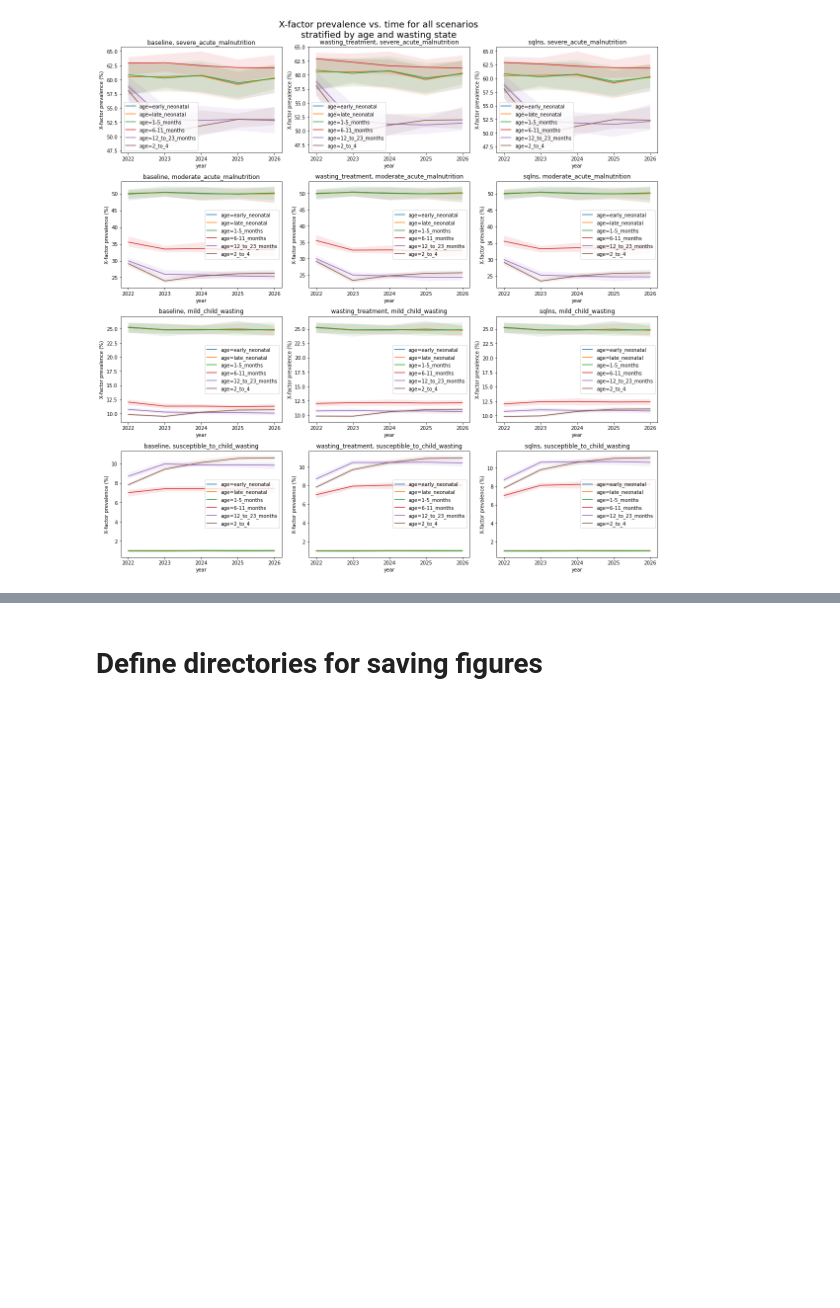
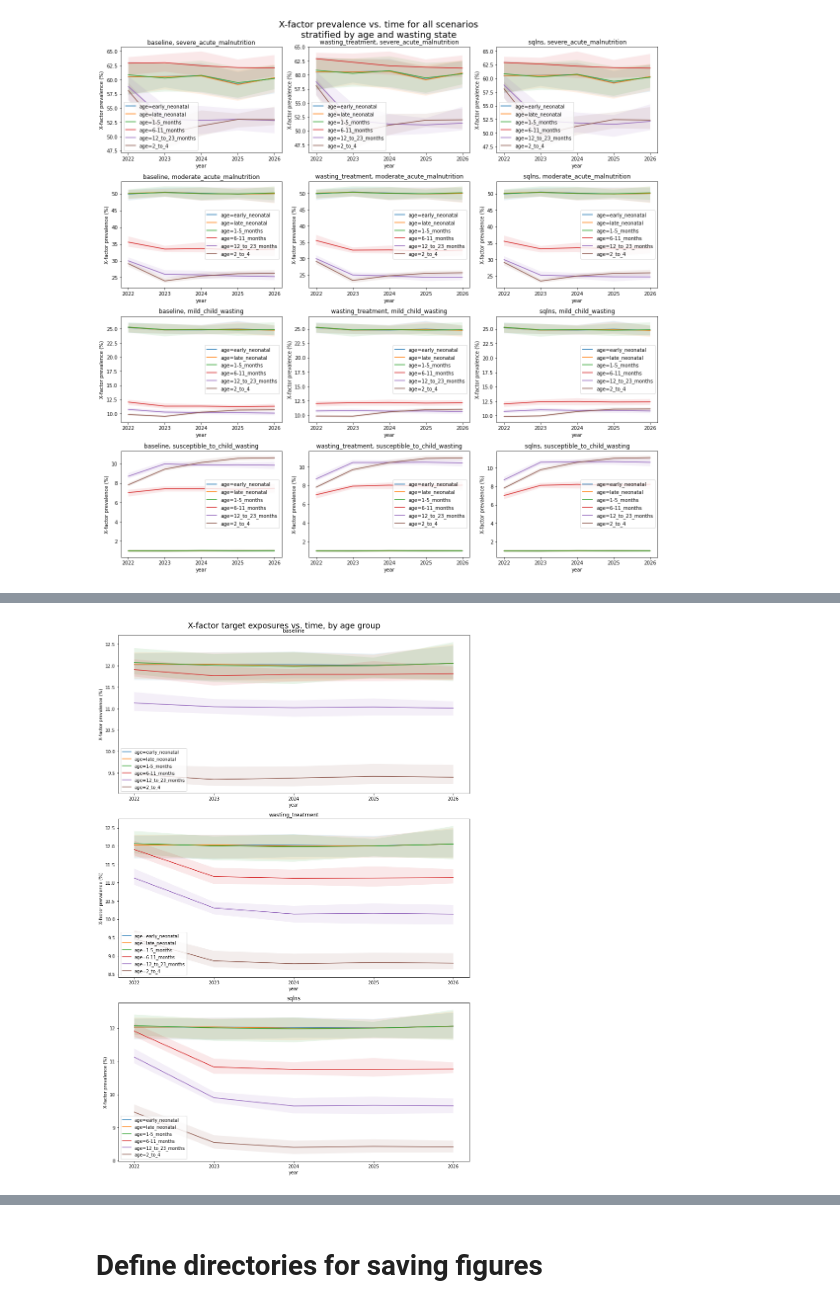
Before and after one commit to ihmeuw/vivarium_research_ciff_sam, a Jupyter notebook: model_validation/model4/2021_11_05b_v4.5.3_vv_x_factor_prevalence_and_load_model_spec_yaml.ipynb, the cells around one changed output, grey strips where cells are left out. Saved outputs shown, nothing was run; the diff lists cells and outputs as text; code cells hidden in the pictures; blank space fills up the shorter version.

Commit message:
clean up notebook and add plots of target x-factor prevalence

```diff
--- a/model_validation/model4/2021_11_05b_v4.5.3_vv_x_factor_prevalence_and_load_model_spec_yaml.ipynb
+++ b/model_validation/model4/2021_11_05b_v4.5.3_vv_x_factor_prevalence_and_load_model_spec_yaml.ipynb
@@ -208,5 +218,2 @@ fig = csp.plot_over_time_by_column_for_each_wasting_state_and_scenario(
 # %% [output]
 [figure]
-# %%
-df = csr.to_ordered_categoricals(x_factor_prevalence_by_wasting_state)
-df.wasting_state
@@ -224,0 +226,5 @@ Categories (6, object): ['severe_acute_malnutrition' < 'moderate_acute_malnutrit
+# %%
+wasting_state_prevalence = csr.get_prevalence(
+    data, 'wasting_state', ['year', 'age'], multiplier=100,
+)
+wasting_state_prevalence
@@ -467,0 +249,15 @@ model_spec
+# %%
+x_factor_initial_exposures = {
+    'severe_acute_malnutrition': 0.6,
+    'moderate_acute_malnutrition': 0.5,
+    'mild_child_wasting': 0.25,
+    'susceptible_to_child_wasting': 0.01,
+}
+# x_factor_exposure_by_wasting_state = wasting_state_prevalence.assign(
+#     x_factor_exposure=wasting_state_prevalence['wasting_state'].map(x_factor_initial_exposures),
+#     weighted_x_factor_exposure=lambda df: df['value'] * df['x_factor_exposure'],
+# )
+x_factor_wasting_state_target_exposure = wasting_state_prevalence.assign(
+    value=lambda df: df['value'] * df['wasting_state'].map(x_factor_initial_exposures)
+)
+x_factor_wasting_state_target_exposure
@@ -467,0 +276,6 @@ model_spec
+# %%
+# x_factor_exposure = vp.marginalize(
+#     df, 'wasting_state', value_cols=['value', 'x_factor_exposure', 'weighted_x_factor_exposure']
+# )
+x_factor_target_exposure = vp.marginalize(x_factor_wasting_state_target_exposure, 'wasting_state')
+x_factor_target_exposure
@@ -467,0 +298,12 @@ model_spec
+# %%
+# fig, ax = plt.subplots(figsize=(12,6))
+title = "X-factor target exposures vs. time, by age group"
+fig = csp.plot_over_time_by_column_for_each_scenario(
+    x_factor_target_exposure,
+    'age',
+    'X-factor prevalence (%)',
+    title,
+    True
+);
+# %% [output]
+[figure, added]
```
Also changed, not shown: parts of 58 cells of this notebook.
